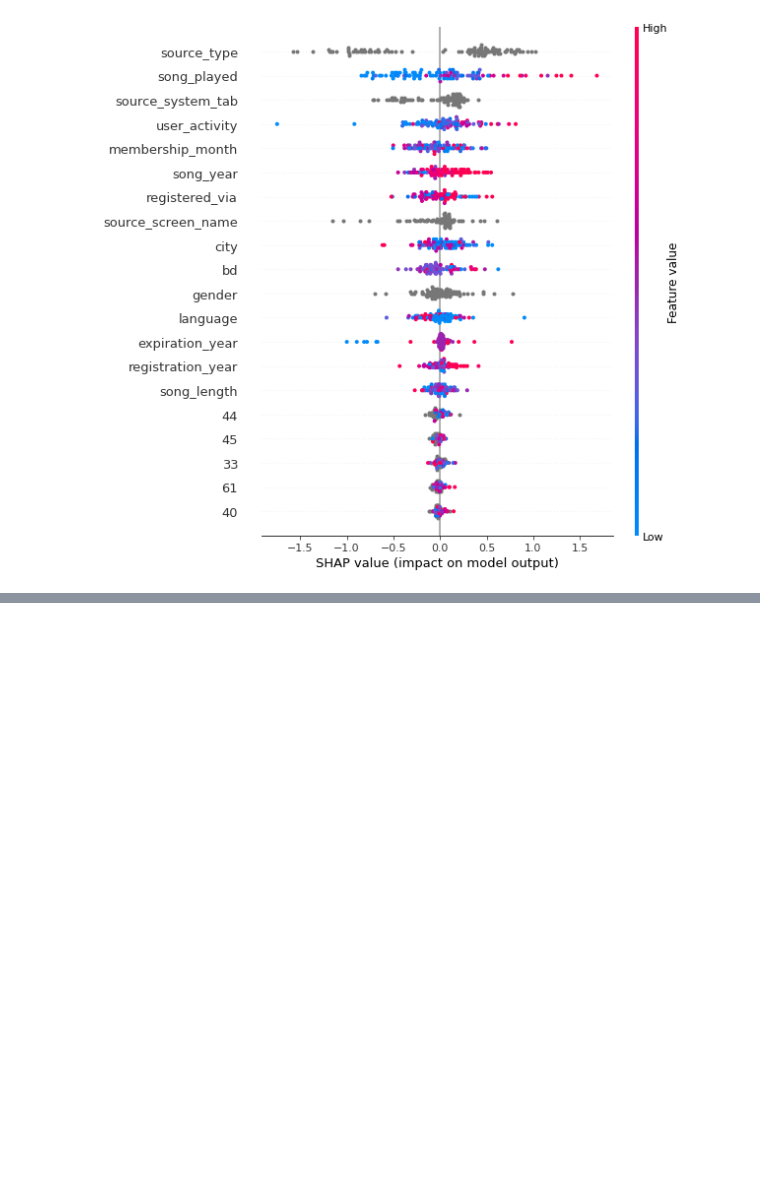
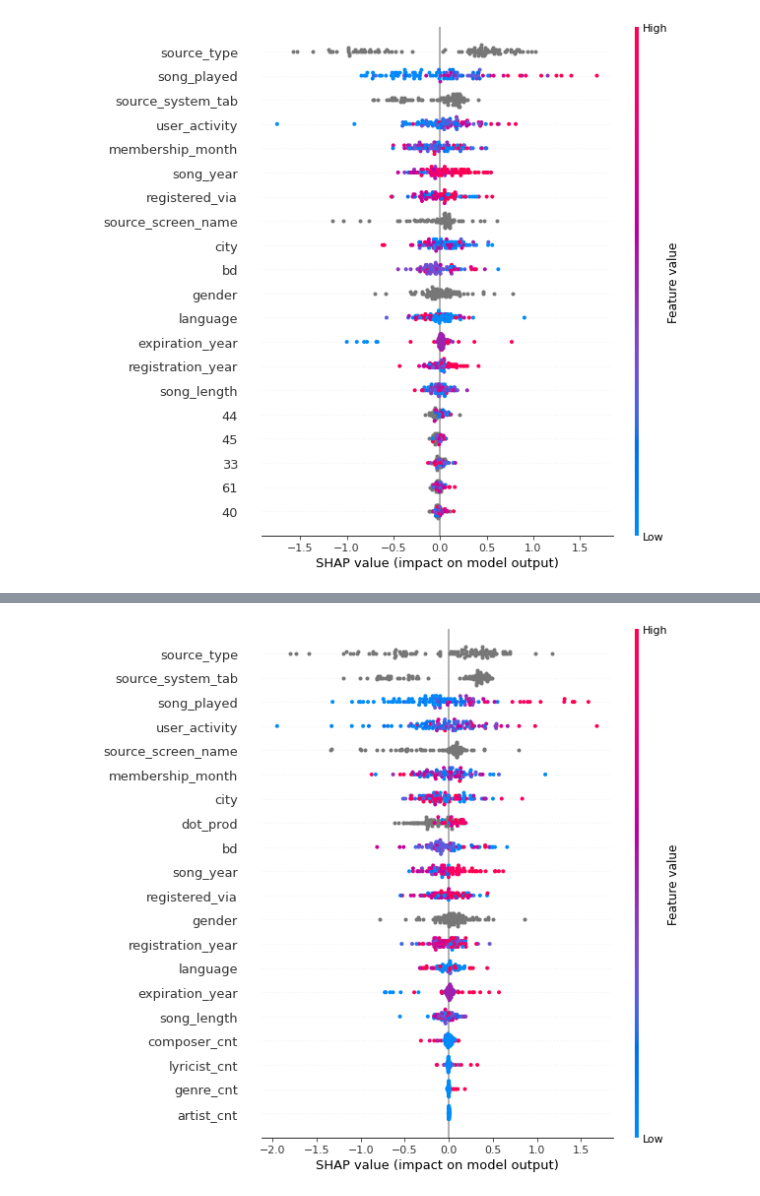
Before and after one commit to danilgorby/rec_sys_hse_2021, a Jupyter notebook: HW_2_RECSYS_HSE.ipynb, the cells around one changed output, grey strips where cells are left out. Drawn from its saved outputs; the diff is of its cells as text; code cells hidden in the pictures; blank space fills up the shorter version.

```diff
--- a/HW_2_RECSYS_HSE.ipynb
+++ b/HW_2_RECSYS_HSE.ipynb
@@ -1071,0 +1156,4 @@ shap.summary_plot(shap_values, X_interpret)
+# %%
+shap.summary_plot(shap_values, X_interpret)
+# %% [output]
+[figure, added]
```
Also changed, not shown: parts of 12 cells of this notebook.
